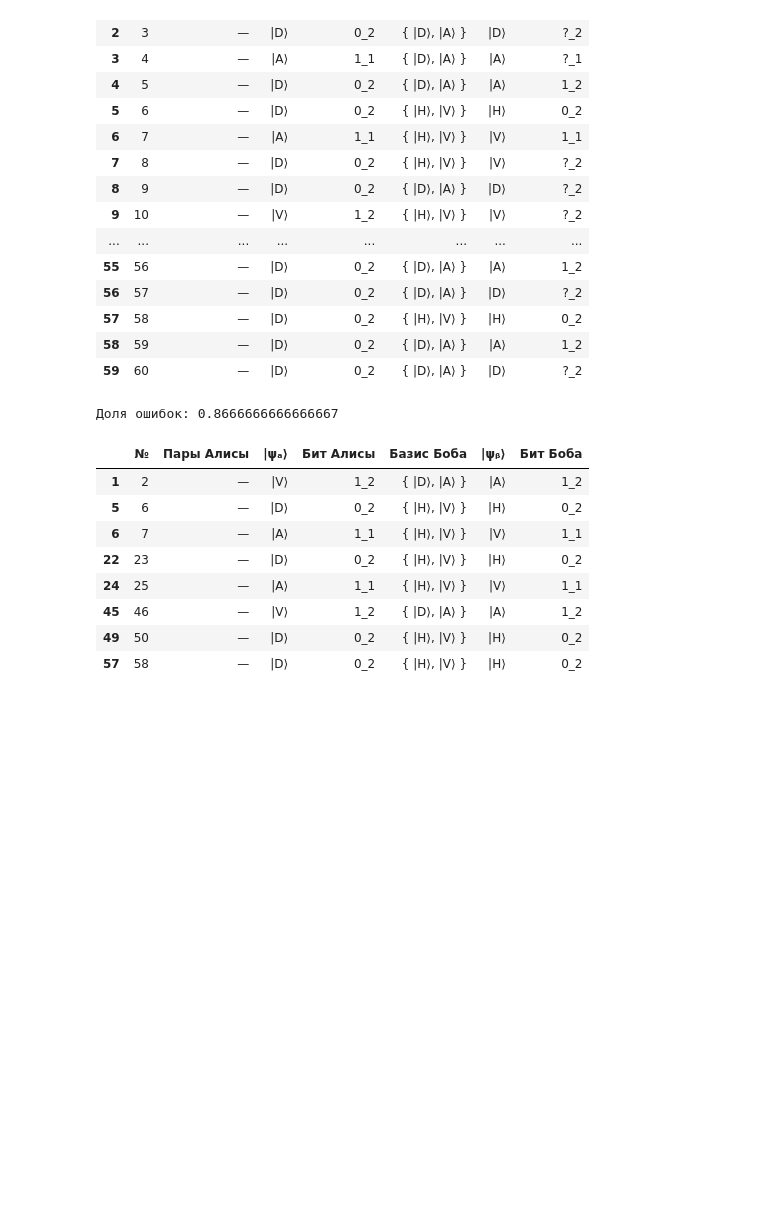
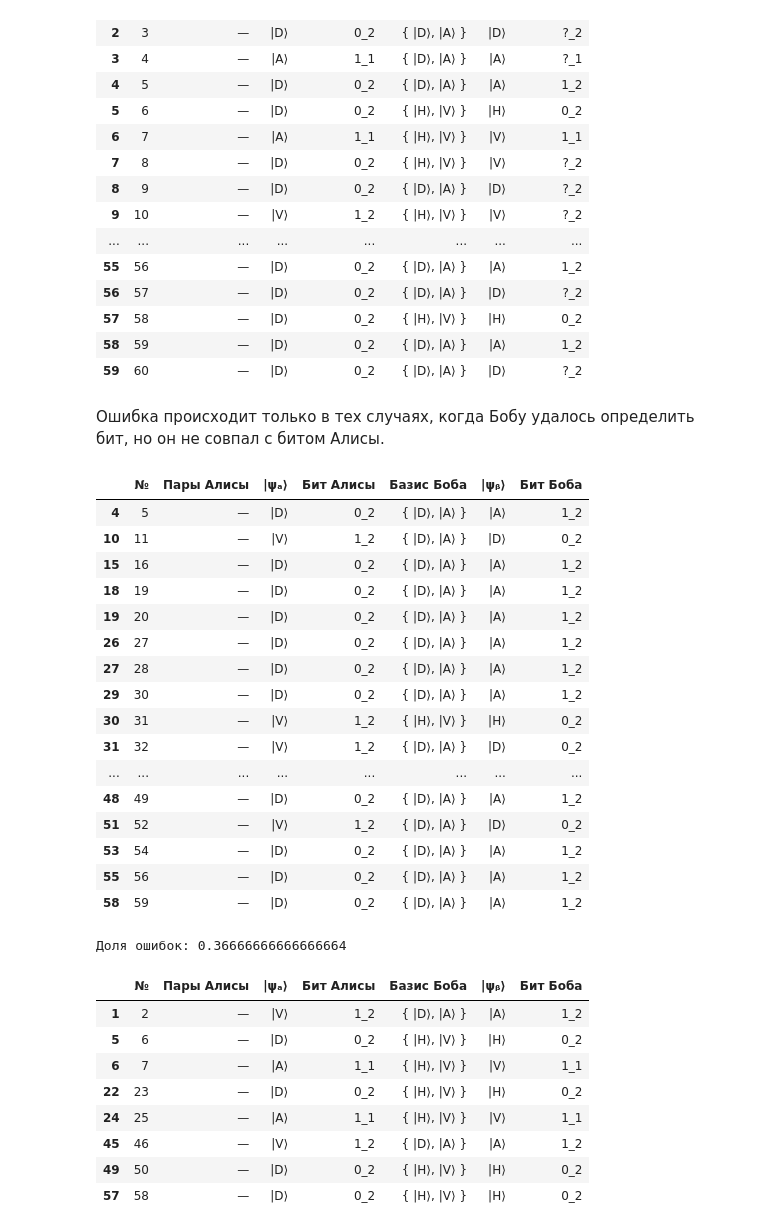
Before and after one commit to robikgrin/9-sem-praks, a Jupyter notebook: crypto/crypto.ipynb, the cells around one changed output. Cells and saved outputs as stored; diff of their text form; code cells hidden in the pictures; blank space fills up the shorter version.

```diff
--- a/crypto/crypto.ipynb
+++ b/crypto/crypto.ipynb
@@ -232,10 +213,33 @@ sarg04
 | 57 | 58 | — | |D⟩ | 0_2 | { |H⟩, |V⟩ } | |H⟩ | 0_2 |
 | 58 | 59 | — | |D⟩ | 0_2 | { |D⟩, |A⟩ } | |A⟩ | 1_2 |
 | 59 | 60 | — | |D⟩ | 0_2 | { |D⟩, |A⟩ } | |D⟩ | ?_2 |
-# %%
-print('Доля ошибок:', np.sum(sarg04['Бит Алисы'] != sarg04['Бит Боба'])/60)
-# %% [output]
-Доля ошибок: 0.8666666666666667
+# %% [markdown]
+Ошибка происходит только в тех случаях, когда Бобу удалось определить бит, но он не совпал с битом Алисы.
+# %%
+errors_sarg04 = sarg04[((sarg04['Бит Боба'] != "?_1") & (sarg04['Бит Боба'] != "?_2")) & (sarg04['Бит Алисы'] != sarg04['Бит Боба'])]
+errors_sarg04
+# %% [output]
+|  | № | Пары Алисы | |ψₐ⟩ | Бит Алисы | Базис Боба | |ψᵦ⟩ | Бит Боба |
+| 4 | 5 | — | |D⟩ | 0_2 | { |D⟩, |A⟩ } | |A⟩ | 1_2 |
+| 10 | 11 | — | |V⟩ | 1_2 | { |D⟩, |A⟩ } | |D⟩ | 0_2 |
+| 15 | 16 | — | |D⟩ | 0_2 | { |D⟩, |A⟩ } | |A⟩ | 1_2 |
+| 18 | 19 | — | |D⟩ | 0_2 | { |D⟩, |A⟩ } | |A⟩ | 1_2 |
+| 19 | 20 | — | |D⟩ | 0_2 | { |D⟩, |A⟩ } | |A⟩ | 1_2 |
+| 26 | 27 | — | |D⟩ | 0_2 | { |D⟩, |A⟩ } | |A⟩ | 1_2 |
+| 27 | 28 | — | |D⟩ | 0_2 | { |D⟩, |A⟩ } | |A⟩ | 1_2 |
+| 29 | 30 | — | |D⟩ | 0_2 | { |D⟩, |A⟩ } | |A⟩ | 1_2 |
+| 30 | 31 | — | |V⟩ | 1_2 | { |H⟩, |V⟩ } | |H⟩ | 0_2 |
+| 31 | 32 | — | |V⟩ | 1_2 | { |D⟩, |A⟩ } | |D⟩ | 0_2 |
+| ... | ... | ... | ... | ... | ... | ... | ... |
+| 48 | 49 | — | |D⟩ | 0_2 | { |D⟩, |A⟩ } | |A⟩ | 1_2 |
+| 51 | 52 | — | |V⟩ | 1_2 | { |D⟩, |A⟩ } | |D⟩ | 0_2 |
+| 53 | 54 | — | |D⟩ | 0_2 | { |D⟩, |A⟩ } | |A⟩ | 1_2 |
+| 55 | 56 | — | |D⟩ | 0_2 | { |D⟩, |A⟩ } | |A⟩ | 1_2 |
+| 58 | 59 | — | |D⟩ | 0_2 | { |D⟩, |A⟩ } | |A⟩ | 1_2 |
+# %%
+print('Доля ошибок:', len(errors_sarg04)/60)
+# %% [output]
+Доля ошибок: 0.36666666666666664
 # %%
 sarg04[sarg04['Бит Алисы'] == sarg04['Бит Боба']]
 # %% [output]
```
Also changed, not shown: parts of 4 cells of this notebook.
